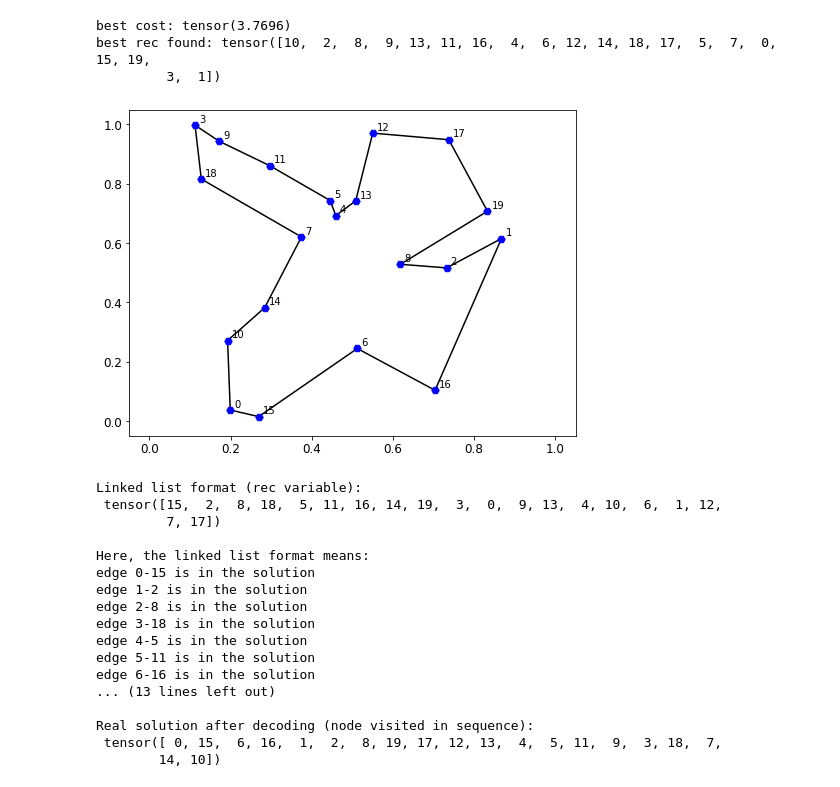
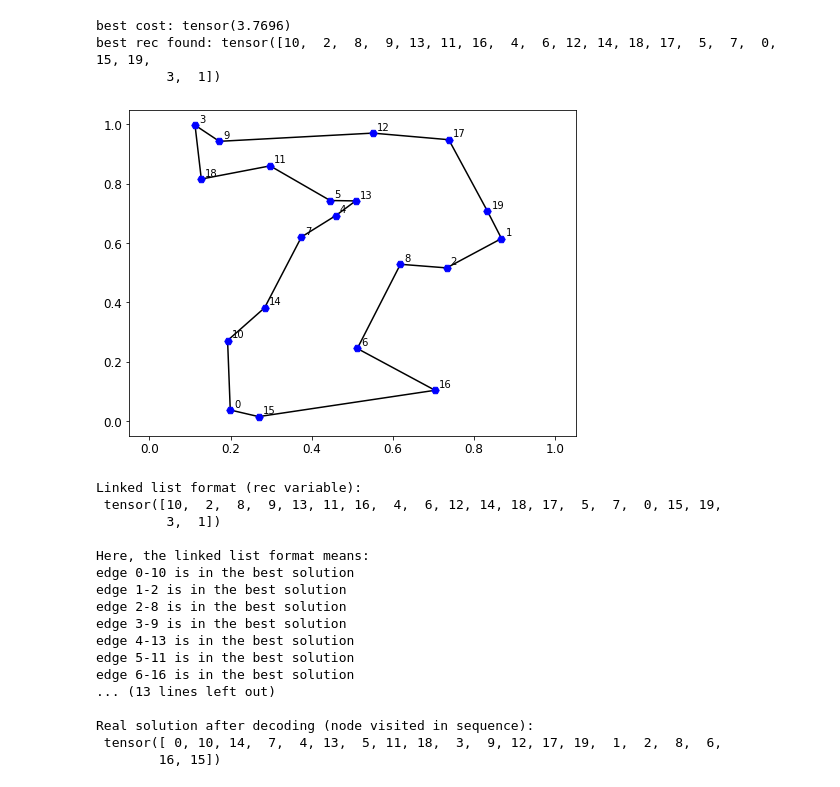
Before and after one commit to yining043/VRP-DACT, a Jupyter notebook: Play_with_DACT.ipynb, the cells around one changed output. Drawn from its saved outputs; the diff is of its cells as text; code cells hidden in the pictures.

```diff
--- a/Play_with_DACT.ipynb
+++ b/Play_with_DACT.ipynb
@@ -684,28 +684,28 @@ best cost: tensor(3.7696)
 best rec found: tensor([10,  2,  8,  9, 13, 11, 16,  4,  6, 12, 14, 18, 17,  5,  7,  0, 15, 19,
          3,  1])
 # %%
-plot_tour(rec[0], coordinates_first)
-print('Linked list format (rec variable):\n', rec[0])
+plot_tour(best_solution[0], coordinates_first)
+print('Linked list format (rec variable):\n', best_solution[0])
 print('\nHere, the linked list format means:')
 for i in range(20):
-    print(f'edge {i}-{rec[0,i]} is in the solution')
-print('\nReal solution after decoding (node visited in sequence):\n', get_real_seq(rec)[0])
+    print(f'edge {i}-{best_solution[0,i]} is in the best solution')
+print('\nReal solution after decoding (node visited in sequence):\n', get_real_seq(best_solution)[0])
 # %% [output]
-[figure, old version]
+[figure, new version]
 Linked list format (rec variable):
- tensor([15,  2,  8, 18,  5, 11, 16, 14, 19,  3,  0,  9, 13,  4, 10,  6,  1, 12,
-         7, 17])
+ tensor([10,  2,  8,  9, 13, 11, 16,  4,  6, 12, 14, 18, 17,  5,  7,  0, 15, 19,
+         3,  1])
 
 Here, the linked list format means:
-edge 0-15 is in the solution
-edge 1-2 is in the solution
-edge 2-8 is in the solution
-edge 3-18 is in the solution
-edge 4-5 is in the solution
-edge 5-11 is in the solution
-edge 6-16 is in the solution
+edge 0-10 is in the best solution
+edge 1-2 is in the best solution
+edge 2-8 is in the best solution
+edge 3-9 is in the best solution
+edge 4-13 is in the best solution
+edge 5-11 is in the best solution
+edge 6-16 is in the best solution
 ... (13 lines left out)
 
 Real solution after decoding (node visited in sequence):
- tensor([ 0, 15,  6, 16,  1,  2,  8, 19, 17, 12, 13,  4,  5, 11,  9,  3, 18,  7,
-        14, 10])
+ tensor([ 0, 10, 14,  7,  4, 13,  5, 11, 18,  3,  9, 12, 17, 19,  1,  2,  8,  6,
+        16, 15])
```
Also changed, not shown: parts of 1 cell of this notebook.
